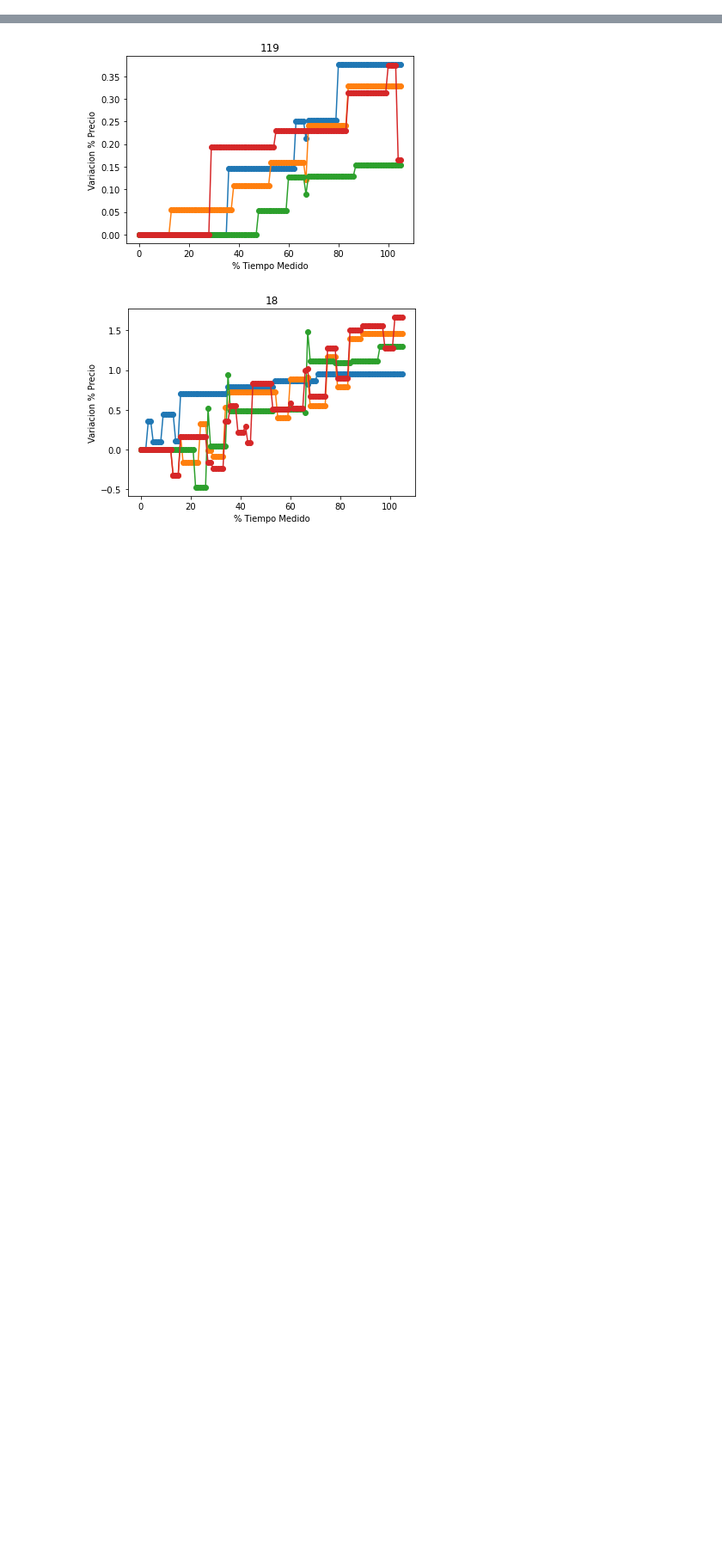
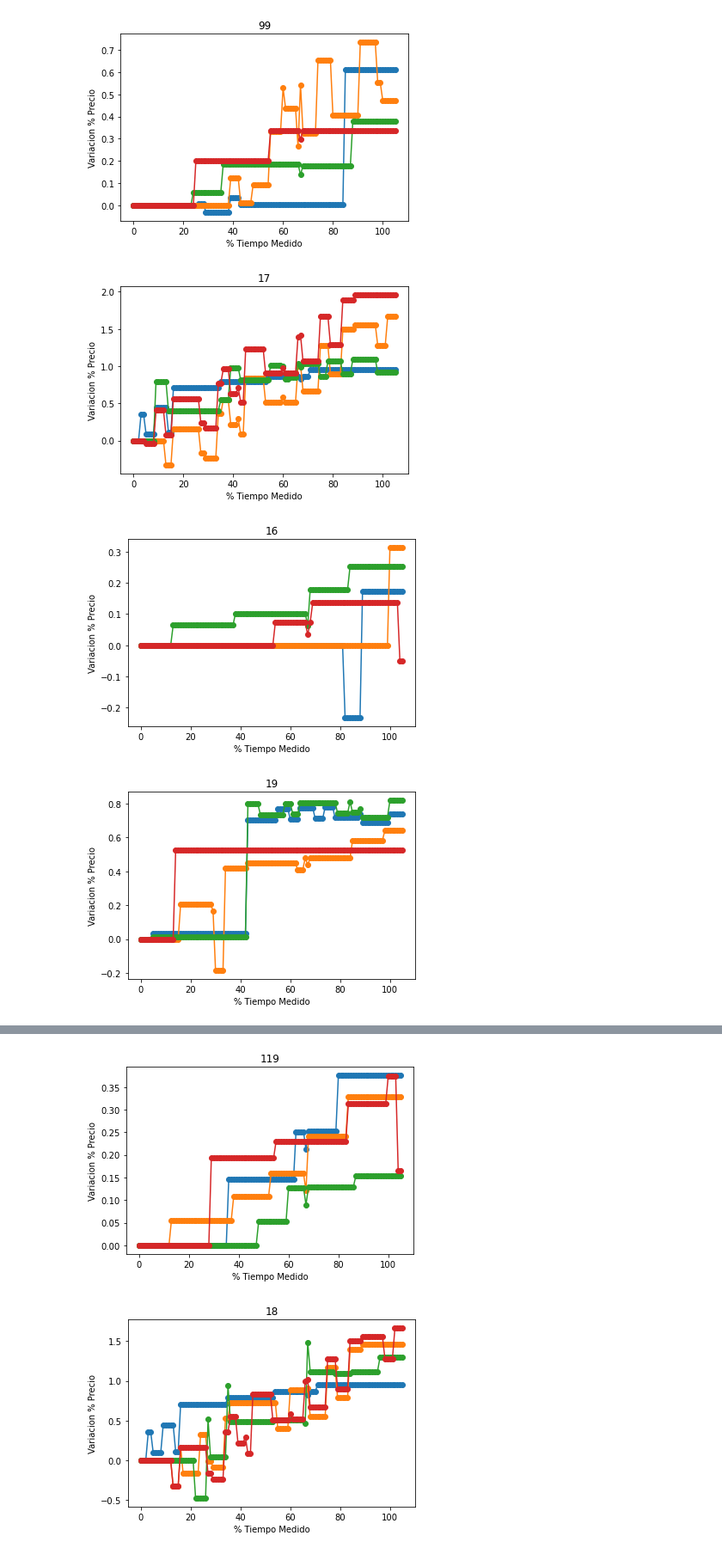
Before and after one commit to arielmeragelman/analisis_volatilidad_precios, a Jupyter notebook: Kmean_control_grafico.ipynb, the cells around one changed output, grey strips where cells are left out. Shown at 86% size. Cells and saved outputs as stored; diff of their text form; code cells hidden in the pictures; blank space fills up the shorter version.

```diff
--- a/Kmean_control_grafico.ipynb
+++ b/Kmean_control_grafico.ipynb
@@ -44,0 +48,7 @@ def graficado_kmean(archivo_matriz,archivo_cluster,k):
+# %%
+listado=graficado_kmean("matriz_variacion_v1.csv","KMEAN_4K_V1.csv",4)
+# %% [output]
+[figure, added]
+[figure, added]
+[figure, added]
+[figure, added]
```
Also changed, not shown: parts of 9 cells of this notebook, 3 other files.
